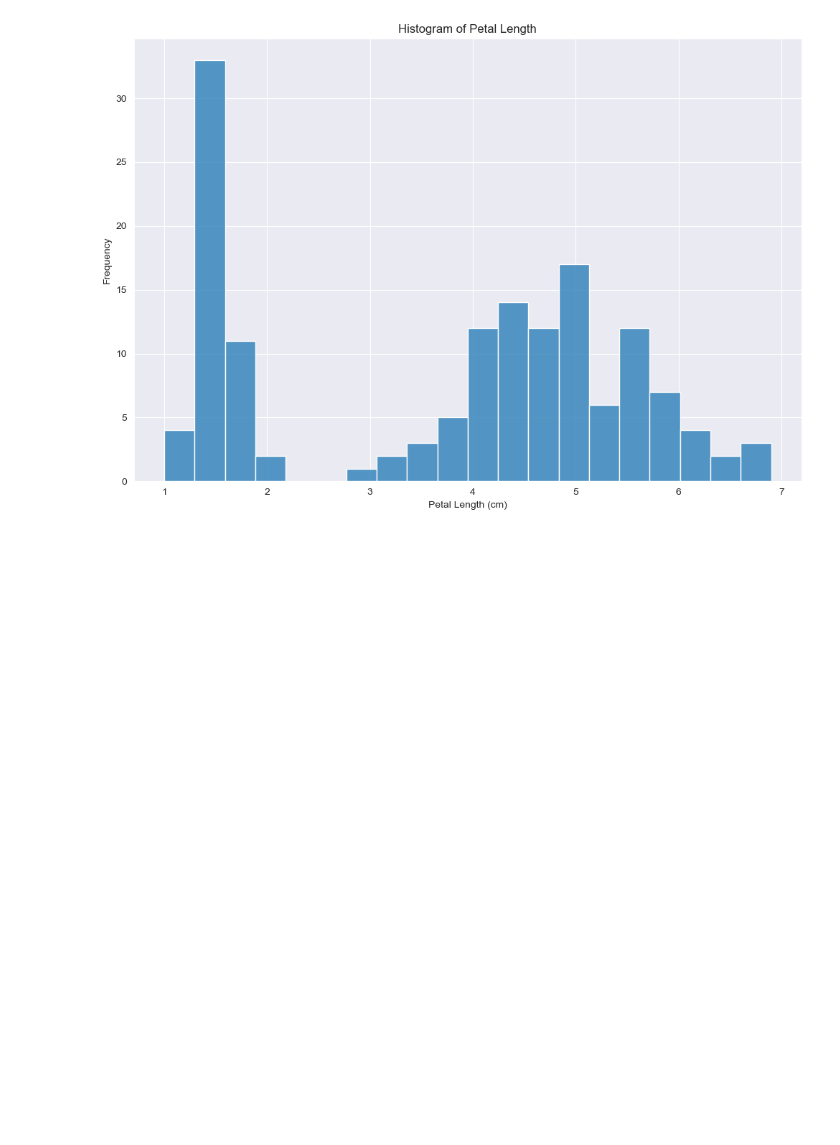
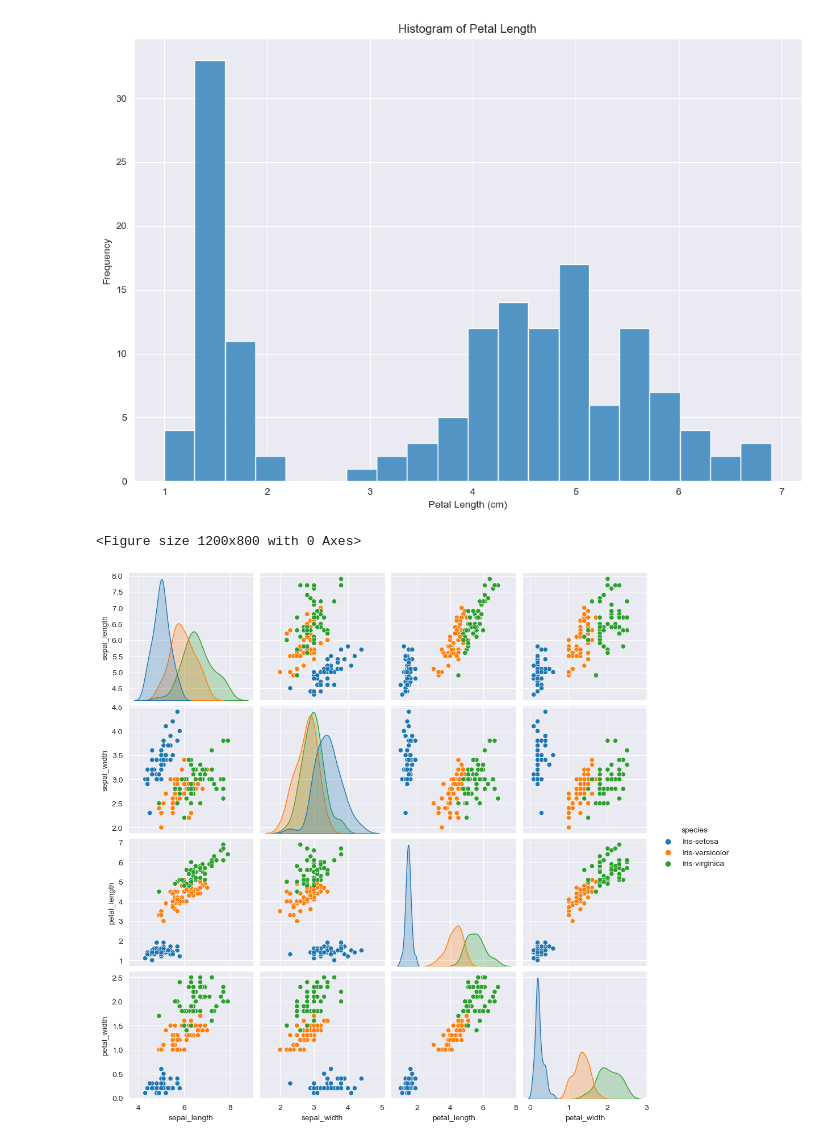
Before and after one commit to Cking313/pands-project, a Jupyter notebook: project.ipynb, the cells around one changed output. Drawn from its saved outputs; the diff is of its cells as text; code cells hidden in the pictures; blank space fills up the shorter version.

Commit message:
Paired scatterplots

```diff
--- a/project.ipynb
+++ b/project.ipynb
@@ -117,3 +125,11 @@ plt.savefig(chart_folder/'petal_length_histogram.png')
 plt.show()
 # %% [output]
 [figure]
+# %%
+plt.figure(figsize=(12,8))
+sns.pairplot(iris, hue='species')
+plt.savefig(chart_folder/'paired_scatterplot.png')
+plt.show()
+# %% [output]
+<Figure size 1200x800 with 0 Axes>
+[figure, added]
```
Also changed, not shown: parts of 3 cells of this notebook, 8 other files.
